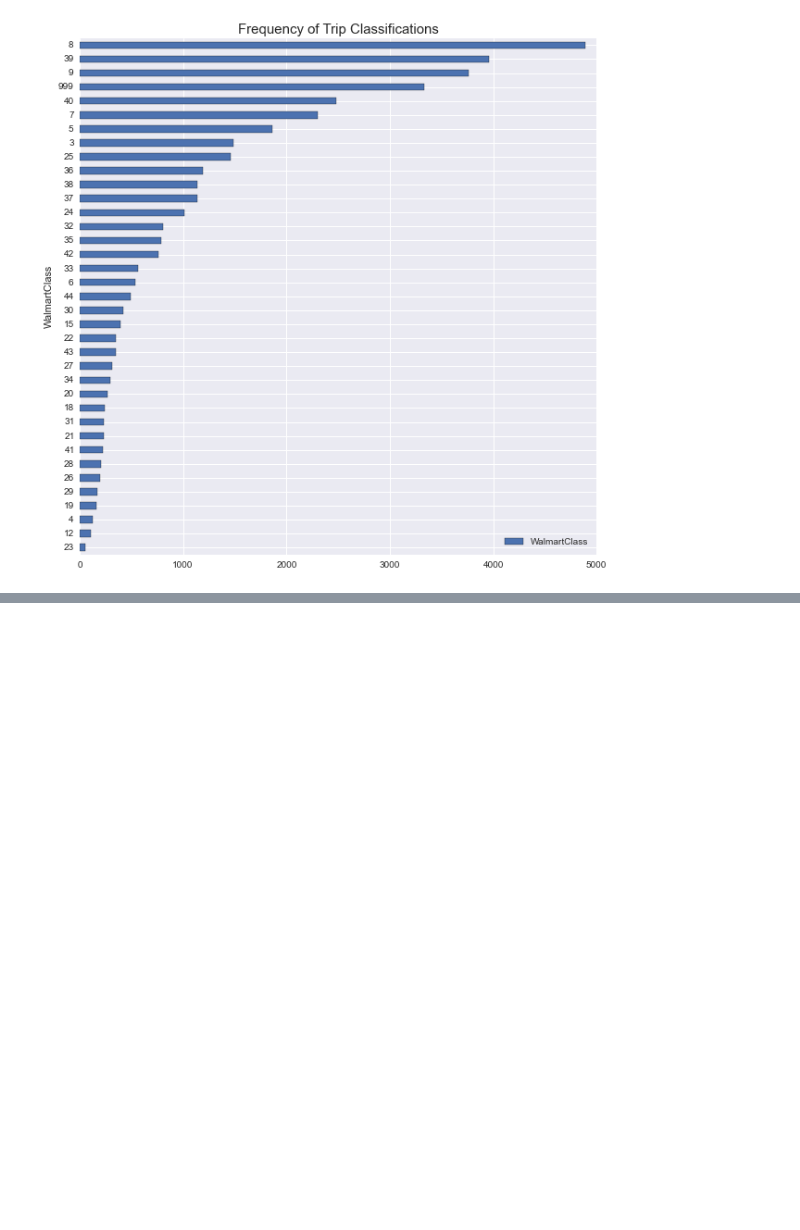
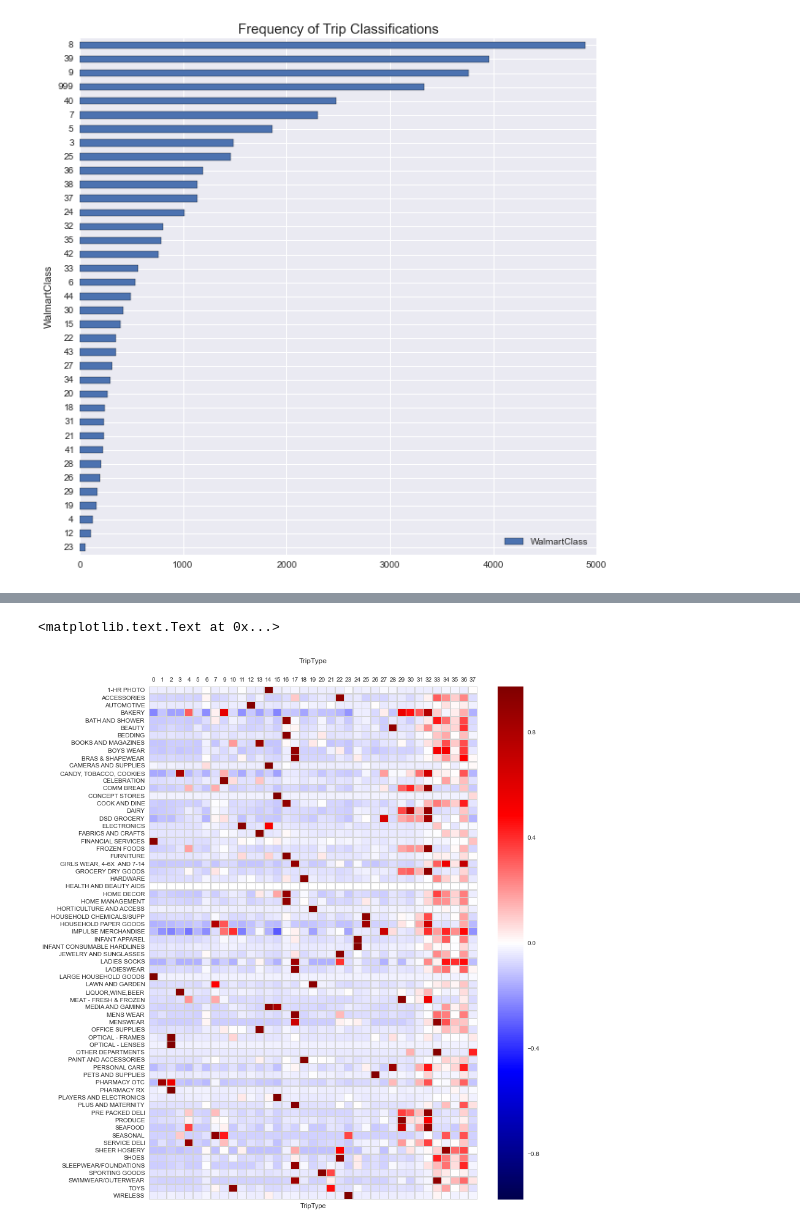
Before and after one commit to hadiviko/Walmart_Kaggle_Competition, a Jupyter notebook: Modeling.ipynb, the cells around one changed output, grey strips where cells are left out. Cells and saved outputs as stored; diff of their text form; code cells hidden in the pictures; blank space fills up the shorter version.

```diff
--- a/Modeling.ipynb
+++ b/Modeling.ipynb
@@ -743,0 +772,3 @@ data1.head()
+# %%
+mytestgrouped_categories_original = mytestgrouped.ix[:,4:72]
+mytestgrouped_categories_norm_original = (mytestgrouped_categories_original - mytestgrouped_categories_original.mean()) / (mytestgrouped_categories_original.max() - mytestgrouped_categories_original.min())
@@ -743,0 +898,18 @@ data1.head()
+# %%
+
+a4_dims = (12, 15)
+fig, ax = plt.subplots(figsize=a4_dims)
+seaborn.heatmap(ax=ax, data=mytestgrouped_categories_norm_original.T.sort_index(), cmap = 'seismic', linecolor='lightgrey', linewidths=.00000000000000001)
+#heatmap = ax.pcolor(mytestgrouped_categories_norm, cmap=plt.cm.Blues, alpha=0.8)
+#ax.set_xticklabels(mytestgrouped_categories.columns, minor=False)
+#ax.set_yticklabels(mytestgrouped_categories_norm.index, minor=False)
+#ax.invert_yaxis()
+ax.xaxis.tick_top()
+#ax.set_yticks(np.arange(mytestgrouped_categories_norm.shape[1]) + 1, minor=False)
+#ax.set_xticks(np.arange(mytestgrouped_categories_norm.shape[0]) + 1, minor=False)
+#plt.xticks(rotation=90)
+#plt.rc('xtick', labelsize=10)
+plt.title('TripType',y=1.04)
+# %% [output]
+<matplotlib.text.Text at 0x...>
+[figure, added]
```
Also changed, not shown: parts of 73 cells of this notebook.
